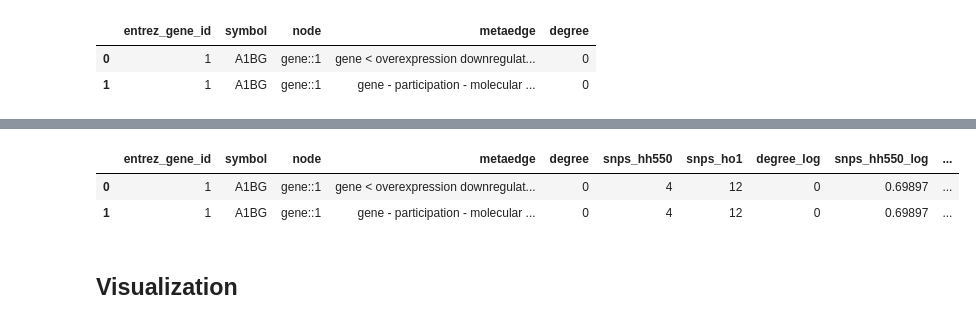
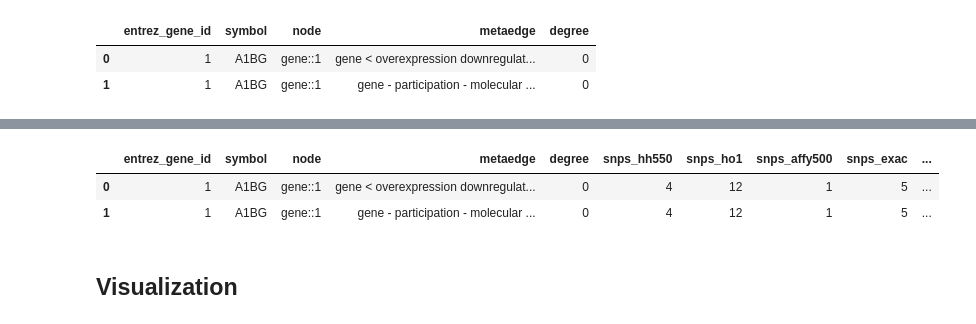
Before and after one commit to dhimmel/snplentiful, a Jupyter notebook: combine-SNPs-with-degrees.ipynb, the cells around one changed output, grey strips where cells are left out. Cells and saved outputs as stored; diff of their text form; code cells hidden in the pictures.

```diff
--- a/combine-SNPs-with-degrees.ipynb
+++ b/combine-SNPs-with-degrees.ipynb
@@ -21,14 +21,22 @@ degree_df.head(2)
 # Read SNPs per Gene
 columns = ['chromosome', 'chromosome_start', 'chromosome_end', 'entrez_gene_id', 'snps']
 
-# Read SNPs per gene in the  Illumina HumanHap550
+# Read SNPs per gene in the  Illumina HumanHap550 Platform
 bed_hh550_df = pandas.read_table('data/hh550-entrez.bed', names=columns)
 bed_hh550_df = bed_hh550_df[['entrez_gene_id', 'snps']].rename(columns={'snps': 'snps_hh550'})
 
-# Read SNPs per gene in the Illumina Human Omni 1
+# Read SNPs per gene in the Illumina HumanOmni1-Quad
 bed_ho1_df = pandas.read_table('data/ho1-entrez.bed', names=columns)
 bed_ho1_df = bed_ho1_df[['entrez_gene_id', 'snps']].rename(columns={'snps': 'snps_ho1'})
 
-snp_count_df = bed_hh550_df.merge(bed_ho1_df, how='outer')
+# Read SNPs per gene in the Affy 500k Array
+bed_affy500_df = pandas.read_table('data/affy500-entrez.bed', names=columns)
+bed_affy500_df = bed_affy500_df[['entrez_gene_id', 'snps']].rename(columns={'snps': 'snps_affy500'})
+
+# Read SNPs per gene in ExAC
+exac_df = pandas.read_table('data/exac-counts.tsv')
+exac_df = exac_df.rename(columns={'snps': 'snps_exac'})
+
+snp_count_df = bed_hh550_df.merge(bed_ho1_df, how='outer').merge(bed_affy500_df, how='outer').merge(exac_df, how='outer')
 snp_count_df.head(2)
 # %% [output]
@@ -38,15 +46,15 @@ snp_count_df.head(2)
 # %%
 long_df = degree_df.merge(snp_count_df)
 assert not any(long_df.duplicated(['entrez_gene_id', 'metaedge']))
-for column in 'degree', 'snps_hh550', 'snps_ho1':
+for column in 'degree', 'snps_hh550', 'snps_ho1', 'snps_affy500', 'snps_exac':
     long_df['{}_log'.format(column)] = numpy.log10(1 + long_df[column])
 with gzip.open('data/combined.tsv.gz', 'wt') as write_file:
     long_df.to_csv(write_file, index=False, sep='\t')
 long_df.head(2)
 # %% [output]
-|  | entrez_gene_id | symbol | node | metaedge | degree | snps_hh550 | snps_ho1 | degree_log | snps_hh550_log | ... |
-| 0 | 1 | A1BG | gene::1 | gene < overexpression downregulat... | 0 | 4 | 12 | 0 | 0.69897 | ... |
-| 1 | 1 | A1BG | gene::1 | gene - participation - molecular ... | 0 | 4 | 12 | 0 | 0.69897 | ... |
+|  | entrez_gene_id | symbol | node | metaedge | degree | snps_hh550 | snps_ho1 | snps_affy500 | snps_exac | ... |
+| 0 | 1 | A1BG | gene::1 | gene < overexpression downregulat... | 0 | 4 | 12 | 1 | 5 | ... |
+| 1 | 1 | A1BG | gene::1 | gene - participation - molecular ... | 0 | 4 | 12 | 1 | 5 | ... |
 # %% [markdown]
 ## Visualization
 # %%
```
Also changed, not shown: parts of 2 cells of this notebook, 1 other file.
